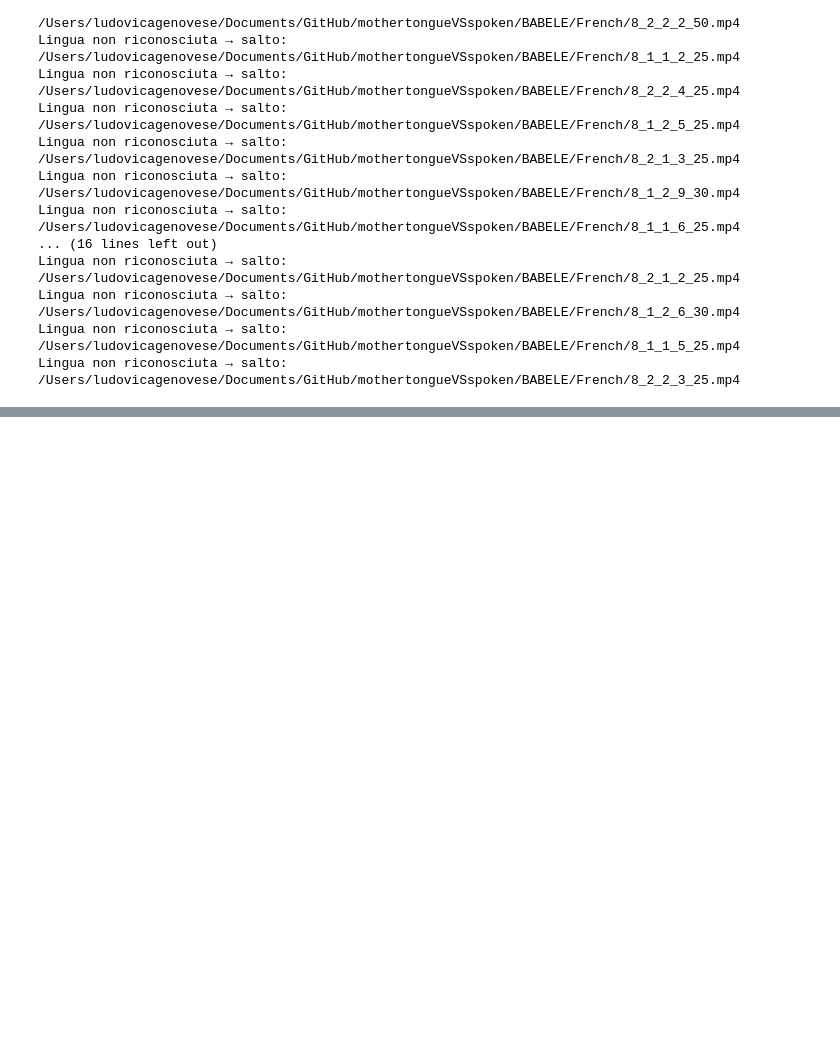
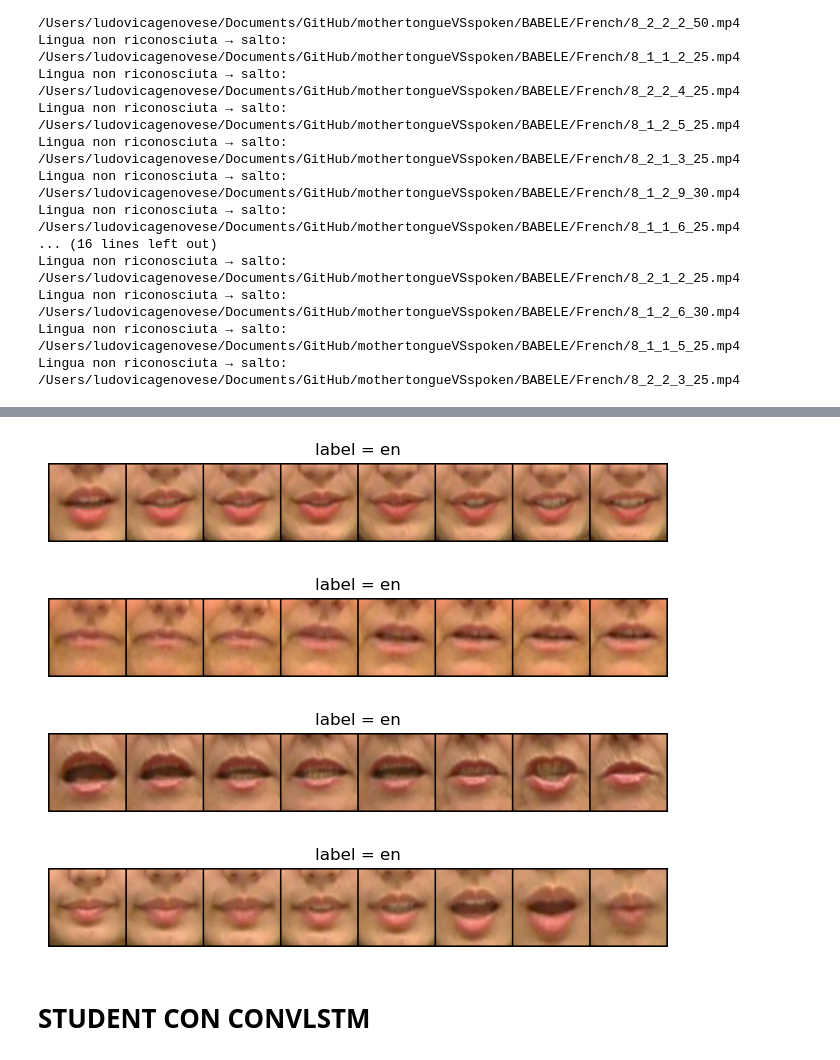
Before and after one commit to ludovic4g/multi-level-teacher-student-vlid, a Jupyter notebook: whisper_multilang_distillation_babele.ipynb, the cells around one changed output, grey strips where cells are left out. Drawn from its saved outputs; the diff is of its cells as text; code cells hidden in the pictures; blank space fills up the shorter version.

```diff
--- a/whisper_multilang_distillation_babele.ipynb
+++ b/whisper_multilang_distillation_babele.ipynb
@@ -382 +1480,30 @@ class LipKD(torch.utils.data.Dataset):
+# %%
+# ───────── Visualizza 4 clip random (8 frame ciascuno) ─────────
+import random, matplotlib.pyplot as plt, torchvision.utils as vutils
+
+# Carica il dataset da CSV (modifica max_len se necessario)
+val_set = LanguageDataset("VidTIMIT/distillation_dataset.csv", max_len=32)
+
+# Estrai e mostra 4 clip casuali
+for idx in random.sample(range(len(val_set)), 4):
+    vid, _,_,_,  lab = val_set[idx]          # vid: (C,T,H,W), float32 in [0,1]
+    frames = vid[:, :8]                    # Primi 8 frame (C,8,H,W)
+    frames = frames.permute(1, 0, 2, 3)    # → (8,C,H,W)
+
+    grid = vutils.make_grid(frames, nrow=8, normalize=True)
+    img  = grid.permute(1, 2, 0).cpu().numpy()  # → (H,W,C)
+    label = 'en' if lab == 0 else 'it' if lab == 1 else 'sp' if lab == 2 else None
+
+    plt.figure(figsize=(8, 2))
+    plt.title(f"label = {label}")
+    plt.imshow(img)
+    plt.axis("off")
+    plt.show()
+# %% [output]
+[figure, added]
+[figure, added]
+[figure, added]
+[figure, added]
+# %% [markdown]
+# STUDENT CON CONVLSTM
 # %%
```
Also changed, not shown: parts of 75 cells of this notebook, 4 other files.
